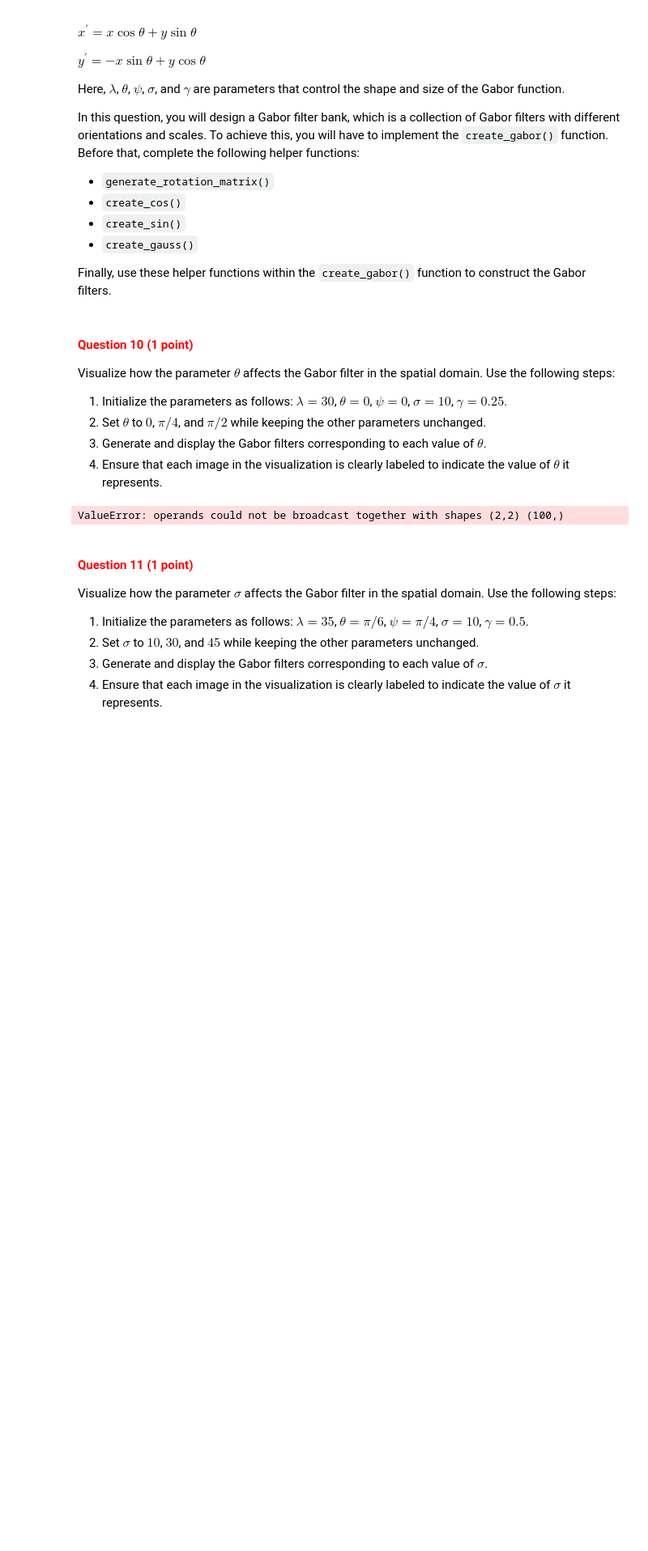
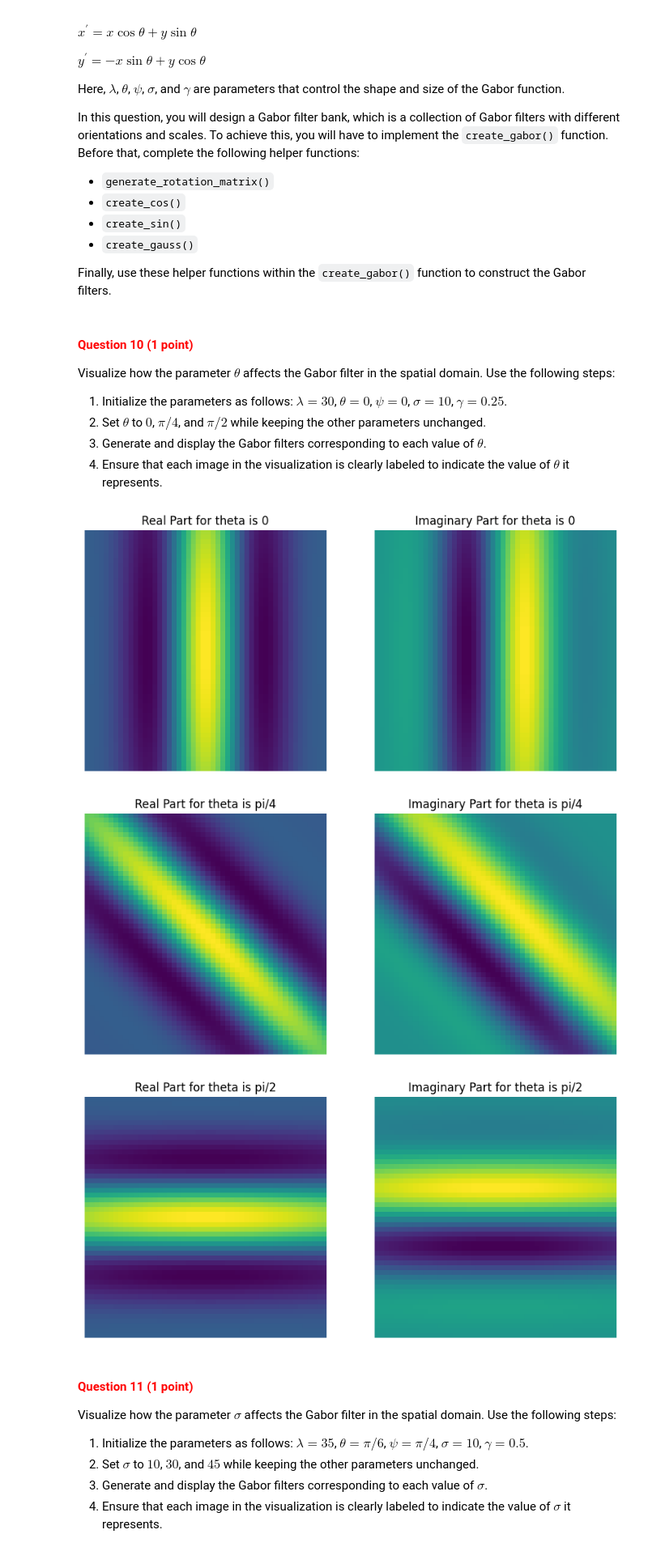
Before and after one commit to juttevijverberg/cv1-lab-2, a Jupyter notebook: cv1-lab-2.ipynb, the cells around one changed output. Shown: that part at 81% size. Saved outputs shown, nothing was run; the diff lists cells and outputs as text; code cells hidden in the pictures; blank space fills up the shorter version.

Commit message:
Part of code question 6

```diff
--- a/cv1-lab-2.ipynb
+++ b/cv1-lab-2.ipynb
@@ -400,7 +400,8 @@ def generate_rotation_matrix(theta):
         rot_matrix: Rotation matrix.
     '''
 
-    rot_matrix = np.array(((np.cos(theta), -np.sin(theta)), (np.sin(theta), np.cos(theta))))
+    rot_matrix = np.array([[np.cos(theta), -np.sin(theta)],
+                           [np.sin(theta), np.cos(theta)]])
 
     return rot_matrix
 # %%
@@ -452,7 +453,7 @@ def create_gauss(rot_x, rot_y, gamma, sigma):
         gauss_env: 2D Gaussian envelope.
     '''
 
-    gauss_env = - np.exp(rot_x**2 + (gamma*rot_y)**2 / (2*sigma**2))
+    gauss_env = np.exp(-(rot_x**2 + gamma**2 *rot_y**2) / (2*sigma**2))
 
     return gauss_env
 # %%
@@ -517,16 +525,26 @@ Visualize how the parameter $\theta$ affects the Gabor filter in the spatial dom
 2. Set $\theta$ to $0$, $\pi/4$, and $\pi/2$ while keeping the other parameters unchanged.
 3. Generate and display the Gabor filters corresponding to each value of $\theta$.
 4. Ensure that each image in the visualization is clearly labeled to indicate the value of $\theta$ it represents.
-# %%
-lambda_, theta, psi, sigma, gamma = 30, 0, 0, 10, 0.25
-
-for i in range(3):
-    gabor = create_gabor(sigma, theta, lambda_, psi, gamma)
-    print('The Gabor filter for theta %f', theta)
-    print(gabor)
-    theta+=np.pi*0.25
-# %% [output]
-ValueError: operands could not be broadcast together with shapes (2,2) (100,)
+# %%
+lambda_, psi, sigma, gamma = 30, 0, 10, 0.25
+theta_list = [0, np.pi*0.25, np.pi*0.5]
+thetas = ['0', 'pi/4', 'pi/2']
+
+for theta in theta_list:
+    gabor = create_gabor(sigma, theta, lambda_, psi, gamma)
+
+    fig, ax = plt.subplots(1, 2, figsize=(10, 5))
+    ax[0].set_title('Real Part for theta is '+ thetas[theta_list.index(theta)])
+    ax[0].imshow(gabor[...,0])
+    ax[0].axis('off')
+    ax[1].set_title('Imaginary Part for theta is '+ thetas[theta_list.index(theta)])
+    ax[1].imshow(gabor[...,1])
+    ax[1].axis('off')
+    plt.show()
+# %% [output]
+[figure, added]
+[figure, added]
+[figure, added]
 # %% [markdown]
 <a id="question-11"></a>
 #### <font color='#FF0000'>Question 11 (1 point)</font>
```
Also changed, not shown: parts of 14 cells of this notebook.
